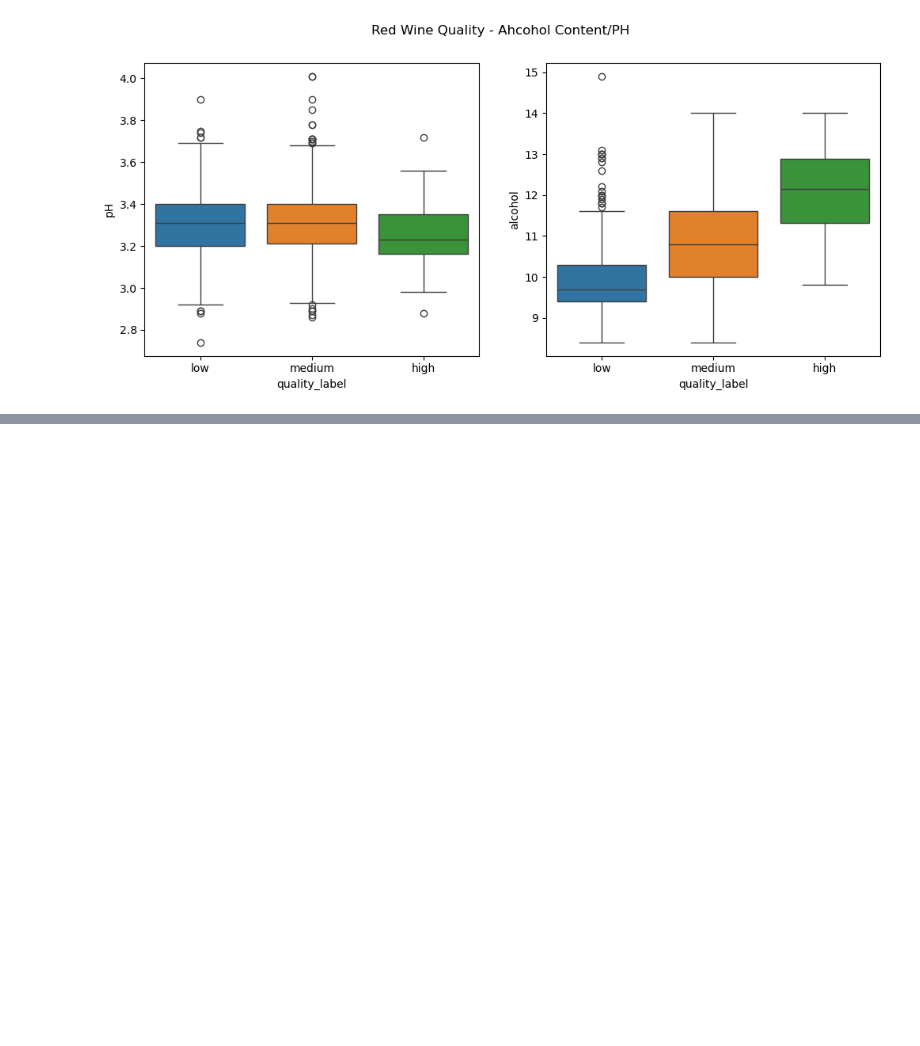
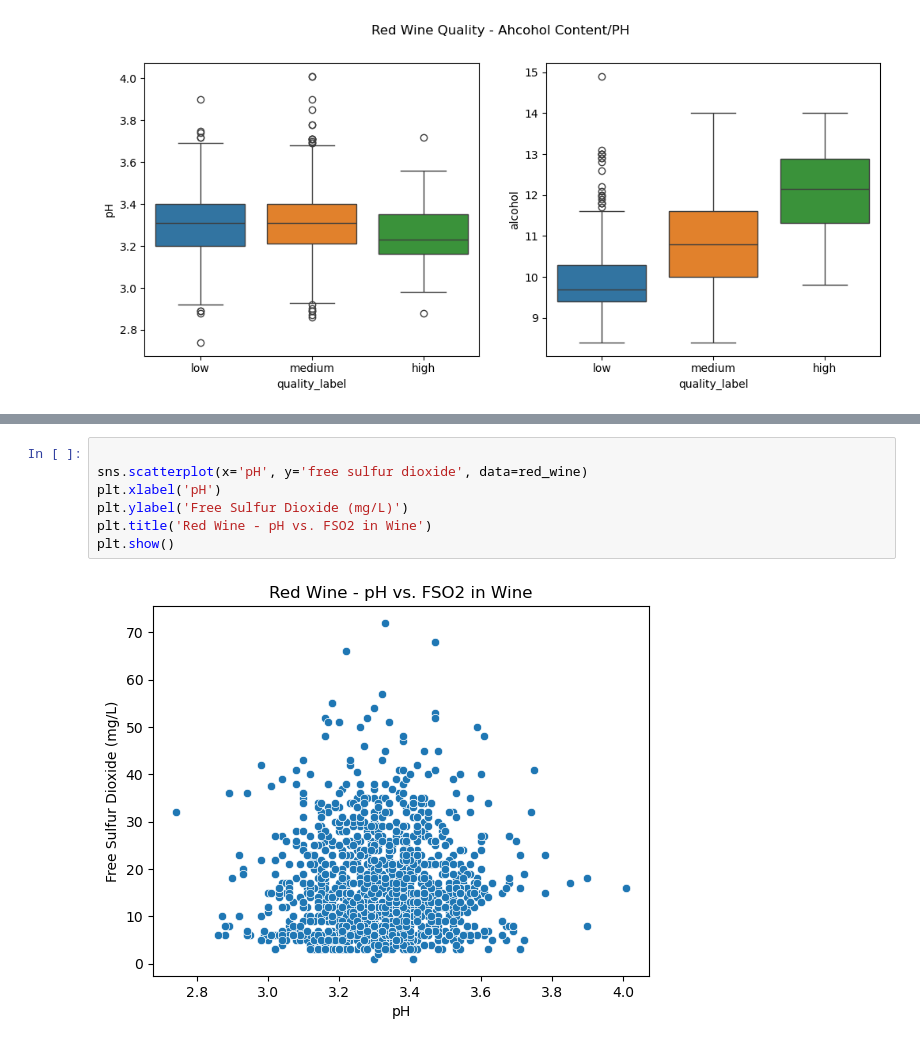
Before and after one commit to AlexIchie-coder/Projects, a Jupyter notebook: Red_And_White_Wine.ipynb, the cells around one changed output, grey strips where cells are left out. Saved outputs shown, nothing was run; the diff lists cells and outputs as text; blank space fills up the shorter version.

```diff
--- a/Red_And_White_Wine.ipynb
+++ b/Red_And_White_Wine.ipynb
@@ -207,0 +271,9 @@ sns.lmplot(red_wine, x= 'sulphates', y= 'chlorides', hue= 'quality_label',)
+# %%
+
+sns.scatterplot(x='pH', y='free sulfur dioxide', data=red_wine)
+plt.xlabel('pH')
+plt.ylabel('Free Sulfur Dioxide (mg/L)')
+plt.title('Red Wine - pH vs. FSO2 in Wine')
+plt.show()
+# %% [output]
+[figure, added]
```
Also changed, not shown: parts of 16 cells of this notebook.
